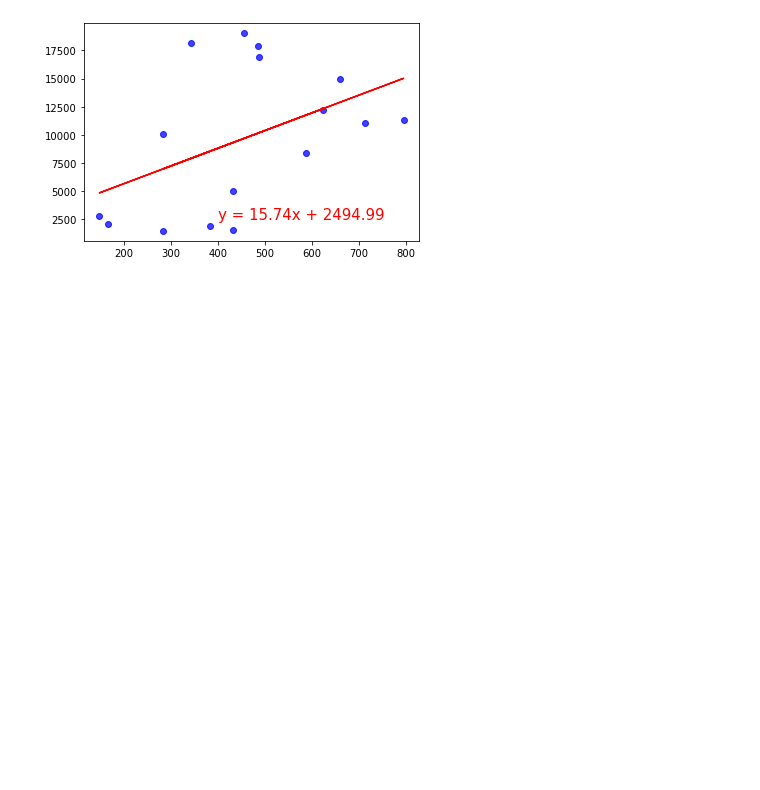
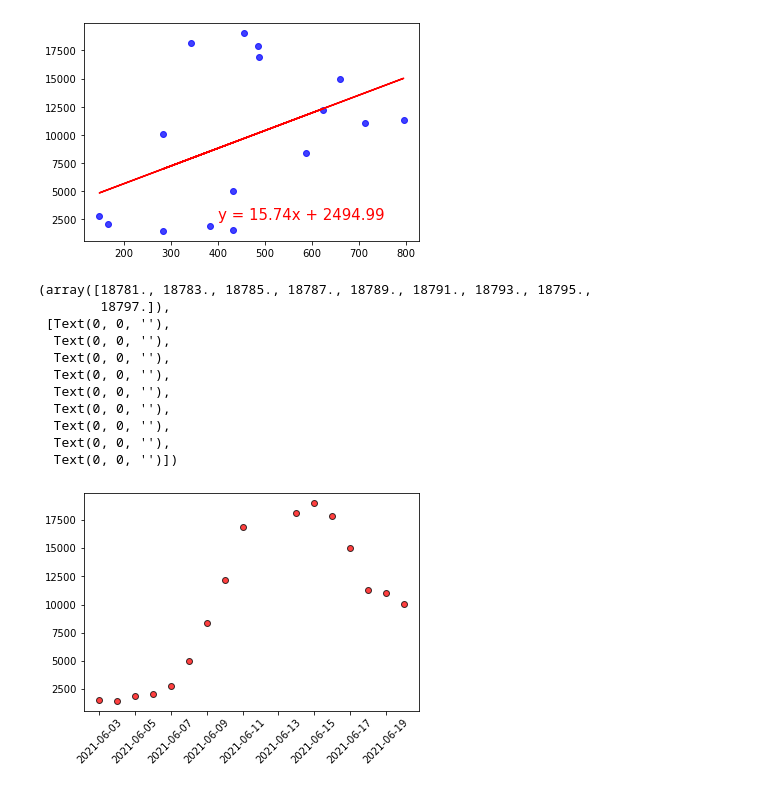
Before and after one commit to DominikaRzez/CovidVaccinationAnalysis, a Jupyter notebook: UK_analysis.ipynb, the cells around one changed output. Cells and saved outputs as stored; diff of their text form; code cells hidden in the pictures; blank space fills up the shorter version.

Commit message:
further analysis for UK and Kenya and choropleth map

```diff
--- a/UK_analysis.ipynb
+++ b/UK_analysis.ipynb
@@ -224,0 +206,19 @@ plt.scatter(x_axis, kenya_fully_vacc, marker="o")
+# %%
+#creating scatter plot of vaccination over time
+kenya_time=kenya_merged["date"]
+daily_vacc=kenya_merged["daily_vaccinations"]
+plt.scatter(kenya_time, daily_vacc, marker="o", facecolors="red", edgecolors="black",alpha=0.75)
+plt.xticks(rotation=45)
+# %% [output]
+(array([18781., 18783., 18785., 18787., 18789., 18791., 18793., 18795.,
+        18797.]),
+ [Text(0, 0, ''),
+  Text(0, 0, ''),
+  Text(0, 0, ''),
+  Text(0, 0, ''),
+  Text(0, 0, ''),
+  Text(0, 0, ''),
+  Text(0, 0, ''),
+  Text(0, 0, ''),
+  Text(0, 0, '')])
+[figure, added]
```
Also changed, not shown: parts of 16 cells of this notebook, 5 other files.
